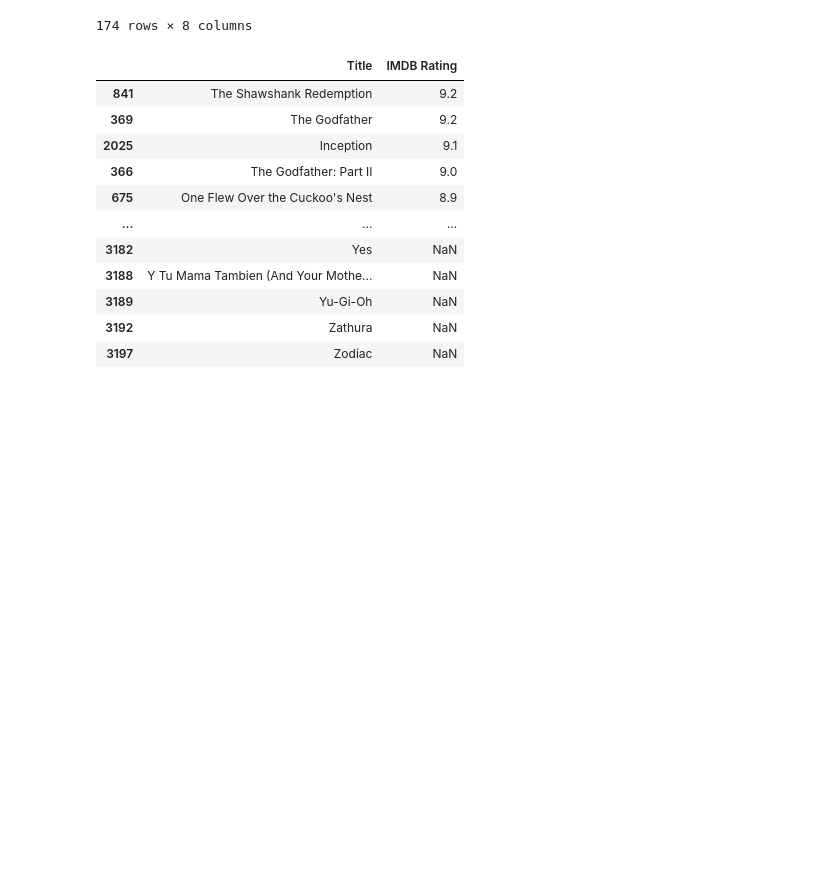
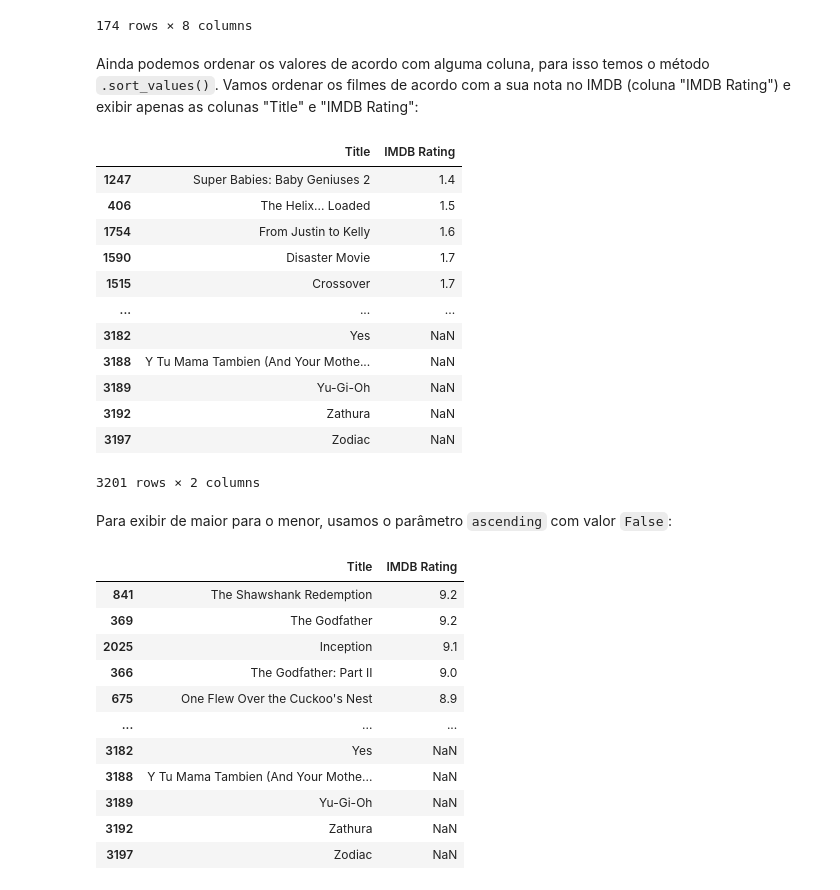
Before and after one commit to yurimalheiros/icd, a Jupyter notebook: Pandas.ipynb, the cells around one changed output. Cells and saved outputs as stored; diff of their text form; code cells hidden in the pictures; blank space fills up the shorter version.

```diff
--- a/Pandas.ipynb
+++ b/Pandas.ipynb
@@ -337,5 +391,5 @@ states.loc[states.density > 100, ["population", "density"]]
 # %%
-movies_df = pd.read_csv("../../datasets/movies.csv")
+movies_df = pd.read_csv("../datasets/movies.csv")
 movies_df
 # %% [output]
 |  | Title | US Gross | Worldwide Gross | US DVD Sales | Production Budget | Release Date | MPAA Rating | ... |
@@ -408,6 +478,26 @@ movies_df.groupby("Distributor").mean()
 | Yash Raj Films | 1.470325e+06 | 1.094311e+07 | NaN | 5.504000e+06 | NaN | ... |
 | Zeitgeist | 1.913022e+06 | 2.051048e+06 | NaN | 3.776500e+06 | NaN | ... |
 174 rows × 8 columns
+# %% [markdown]
+Ainda podemos ordenar os valores de acordo com alguma coluna, para isso temos o método `.sort_values()`. Vamos ordenar os filmes de acordo com a sua nota no IMDB (coluna "IMDB Rating") e exibir apenas as colunas "Title" e "IMDB Rating":
+# %%
+movies_df.sort_values(by="IMDB Rating")[["Title", "IMDB Rating"]]
+# %% [output]
+|  | Title | IMDB Rating |
+| 1247 | Super Babies: Baby Geniuses 2 | 1.4 |
+| 406 | The Helix... Loaded | 1.5 |
+| 1754 | From Justin to Kelly | 1.6 |
+| 1590 | Disaster Movie | 1.7 |
+| 1515 | Crossover | 1.7 |
+| ... | ... | ... |
+| 3182 | Yes | NaN |
+| 3188 | Y Tu Mama Tambien (And Your Mothe... | NaN |
+| 3189 | Yu-Gi-Oh | NaN |
+| 3192 | Zathura | NaN |
+| 3197 | Zodiac | NaN |
+3201 rows × 2 columns
+# %% [markdown]
+Para exibir de maior para o menor, usamos o parâmetro `ascending` com valor `False`:
 # %%
 movies_df.sort_values(by="IMDB Rating", ascending=False)[["Title", "IMDB Rating"]]
 # %% [output]
```
Also changed, not shown: parts of 84 cells of this notebook, 1 other file.
